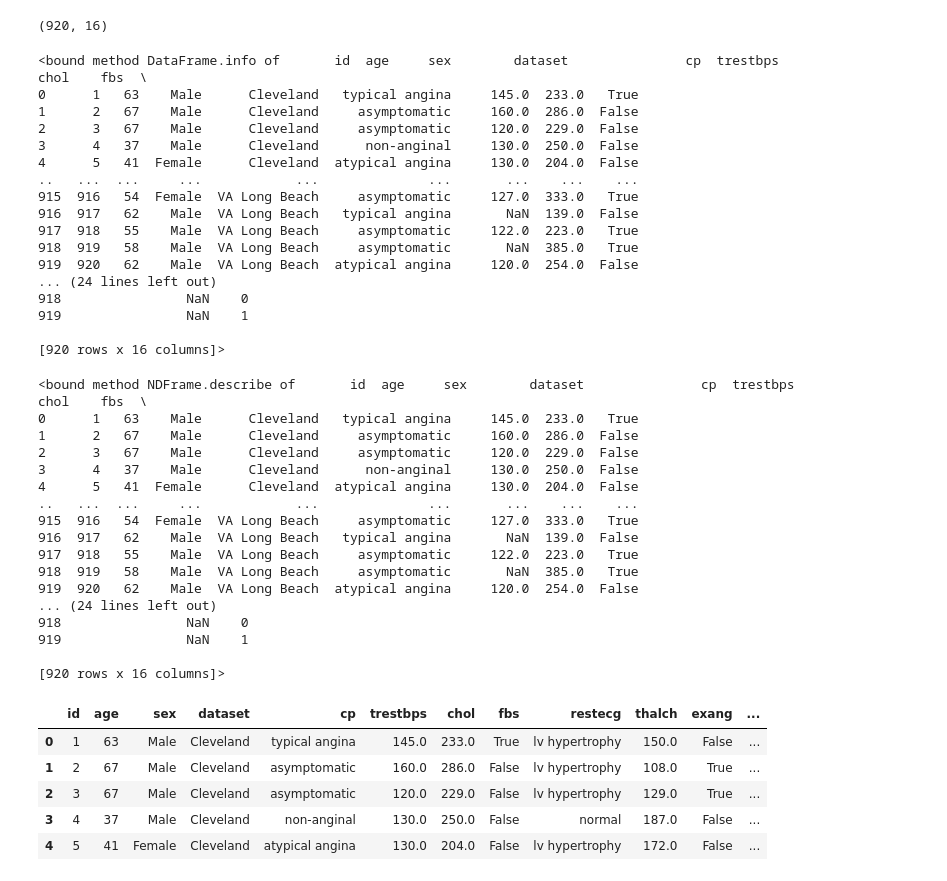
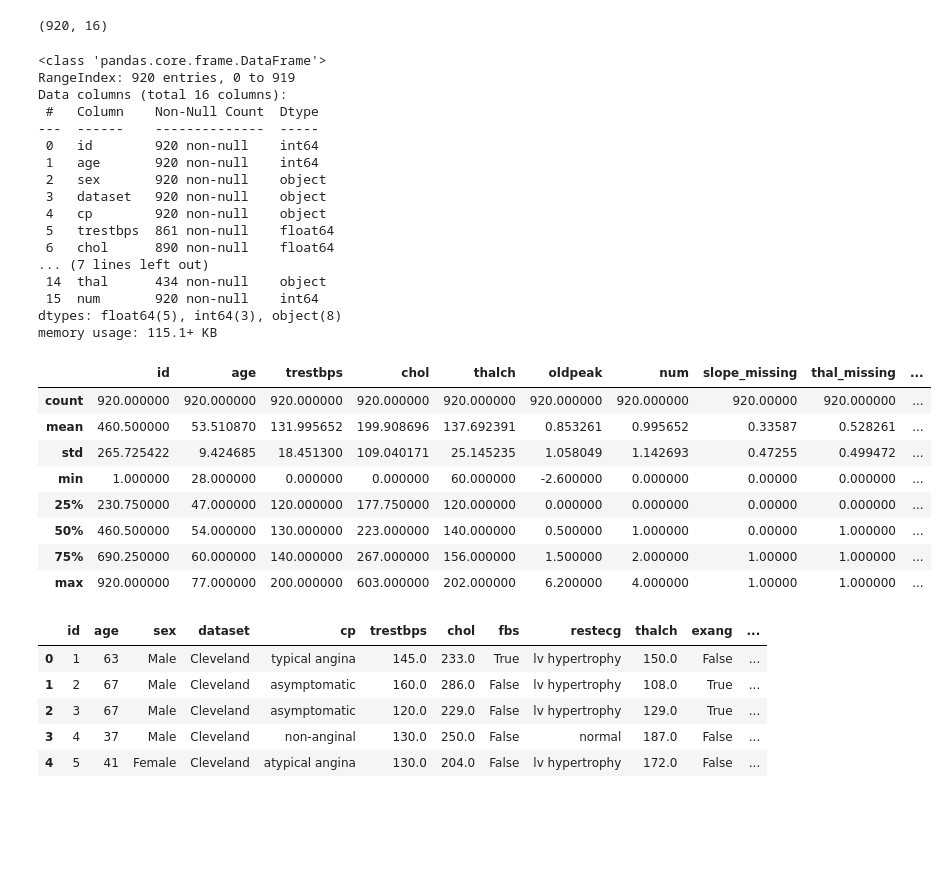
Before and after one commit to eunicesmartinez/uci-heart-disease-eda-Show-more-lines, a Jupyter notebook: uci-heart-disease-personal-project.ipynb, the cells around one changed output. Cells and saved outputs as stored; diff of their text form; code cells hidden in the pictures; blank space fills up the shorter version.

Commit message:
Update heart disease EDA notebook

```diff
--- a/uci-heart-disease-personal-project.ipynb
+++ b/uci-heart-disease-personal-project.ipynb
@@ -58,46 +58,38 @@ heart_disease.shape
 (920, 16)
 # %%
 # View structural overview of DataFrame
-heart_disease.info
+heart_disease.info()
 # %% [output]
-<bound method DataFrame.info of       id  age     sex        dataset               cp  trestbps   chol    fbs  \
-0      1   63    Male      Cleveland   typical angina     145.0  233.0   True
-1      2   67    Male      Cleveland     asymptomatic     160.0  286.0  False
-2      3   67    Male      Cleveland     asymptomatic     120.0  229.0  False
-3      4   37    Male      Cleveland      non-anginal     130.0  250.0  False
-4      5   41  Female      Cleveland  atypical angina     130.0  204.0  False
-..   ...  ...     ...            ...              ...       ...    ...    ...
-915  916   54  Female  VA Long Beach     asymptomatic     127.0  333.0   True
-916  917   62    Male  VA Long Beach   typical angina       NaN  139.0  False
-917  918   55    Male  VA Long Beach     asymptomatic     122.0  223.0   True
-918  919   58    Male  VA Long Beach     asymptomatic       NaN  385.0   True
-919  920   62    Male  VA Long Beach  atypical angina     120.0  254.0  False
-... (24 lines left out)
-918                NaN    0
-919                NaN    1
-
-[920 rows x 16 columns]>
+<class 'pandas.core.frame.DataFrame'>
+RangeIndex: 920 entries, 0 to 919
+Data columns (total 16 columns):
+ #   Column    Non-Null Count  Dtype
+---  ------    --------------  -----
+ 0   id        920 non-null    int64
+ 1   age       920 non-null    int64
+ 2   sex       920 non-null    object
+ 3   dataset   920 non-null    object
+ 4   cp        920 non-null    object
+ 5   trestbps  861 non-null    float64
+ 6   chol      890 non-null    float64
+... (7 lines left out)
+ 14  thal      434 non-null    object
+ 15  num       920 non-null    int64
+dtypes: float64(5), int64(3), object(8)
+memory usage: 115.1+ KB
 # %%
 # View summary statistics for every numeric column
-heart_disease.describe
+heart_disease.describe()
 # %% [output]
-<bound method NDFrame.describe of       id  age     sex        dataset               cp  trestbps   chol    fbs  \
-0      1   63    Male      Cleveland   typical angina     145.0  233.0   True
-1      2   67    Male      Cleveland     asymptomatic     160.0  286.0  False
-2      3   67    Male      Cleveland     asymptomatic     120.0  229.0  False
-3      4   37    Male      Cleveland      non-anginal     130.0  250.0  False
-4      5   41  Female      Cleveland  atypical angina     130.0  204.0  False
-..   ...  ...     ...            ...              ...       ...    ...    ...
-915  916   54  Female  VA Long Beach     asymptomatic     127.0  333.0   True
-916  917   62    Male  VA Long Beach   typical angina       NaN  139.0  False
-917  918   55    Male  VA Long Beach     asymptomatic     122.0  223.0   True
-918  919   58    Male  VA Long Beach     asymptomatic       NaN  385.0   True
-919  920   62    Male  VA Long Beach  atypical angina     120.0  254.0  False
-... (24 lines left out)
-918                NaN    0
-919                NaN    1
-
-[920 rows x 16 columns]>
+|  | id | age | trestbps | chol | thalch | oldpeak | num | slope_missing | thal_missing | ... |
+| count | 920.000000 | 920.000000 | 920.000000 | 920.000000 | 920.000000 | 920.000000 | 920.000000 | 920.00000 | 920.000000 | ... |
+| mean | 460.500000 | 53.510870 | 131.995652 | 199.908696 | 137.692391 | 0.853261 | 0.995652 | 0.33587 | 0.528261 | ... |
+| std | 265.725422 | 9.424685 | 18.451300 | 109.040171 | 25.145235 | 1.058049 | 1.142693 | 0.47255 | 0.499472 | ... |
+| min | 1.000000 | 28.000000 | 0.000000 | 0.000000 | 60.000000 | -2.600000 | 0.000000 | 0.00000 | 0.000000 | ... |
+| 25% | 230.750000 | 47.000000 | 120.000000 | 177.750000 | 120.000000 | 0.000000 | 0.000000 | 0.00000 | 0.000000 | ... |
+| 50% | 460.500000 | 54.000000 | 130.000000 | 223.000000 | 140.000000 | 0.500000 | 1.000000 | 0.00000 | 1.000000 | ... |
+| 75% | 690.250000 | 60.000000 | 140.000000 | 267.000000 | 156.000000 | 1.500000 | 2.000000 | 1.00000 | 1.000000 | ... |
+| max | 920.000000 | 77.000000 | 200.000000 | 603.000000 | 202.000000 | 6.200000 | 4.000000 | 1.00000 | 1.000000 | ... |
 # %%
 # View first 5 rows
 heart_disease.head()
```
Also changed, not shown: parts of 8 cells of this notebook.
